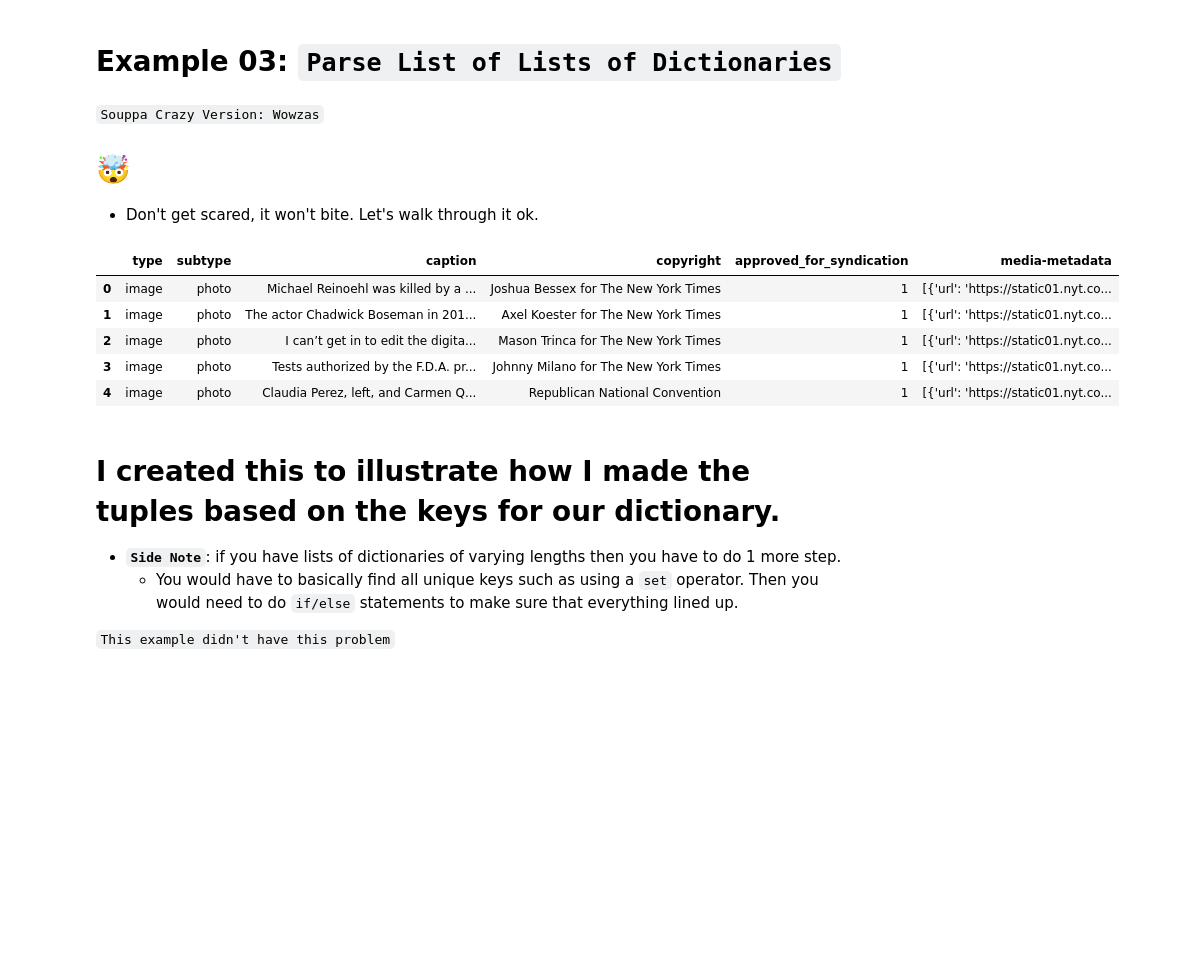
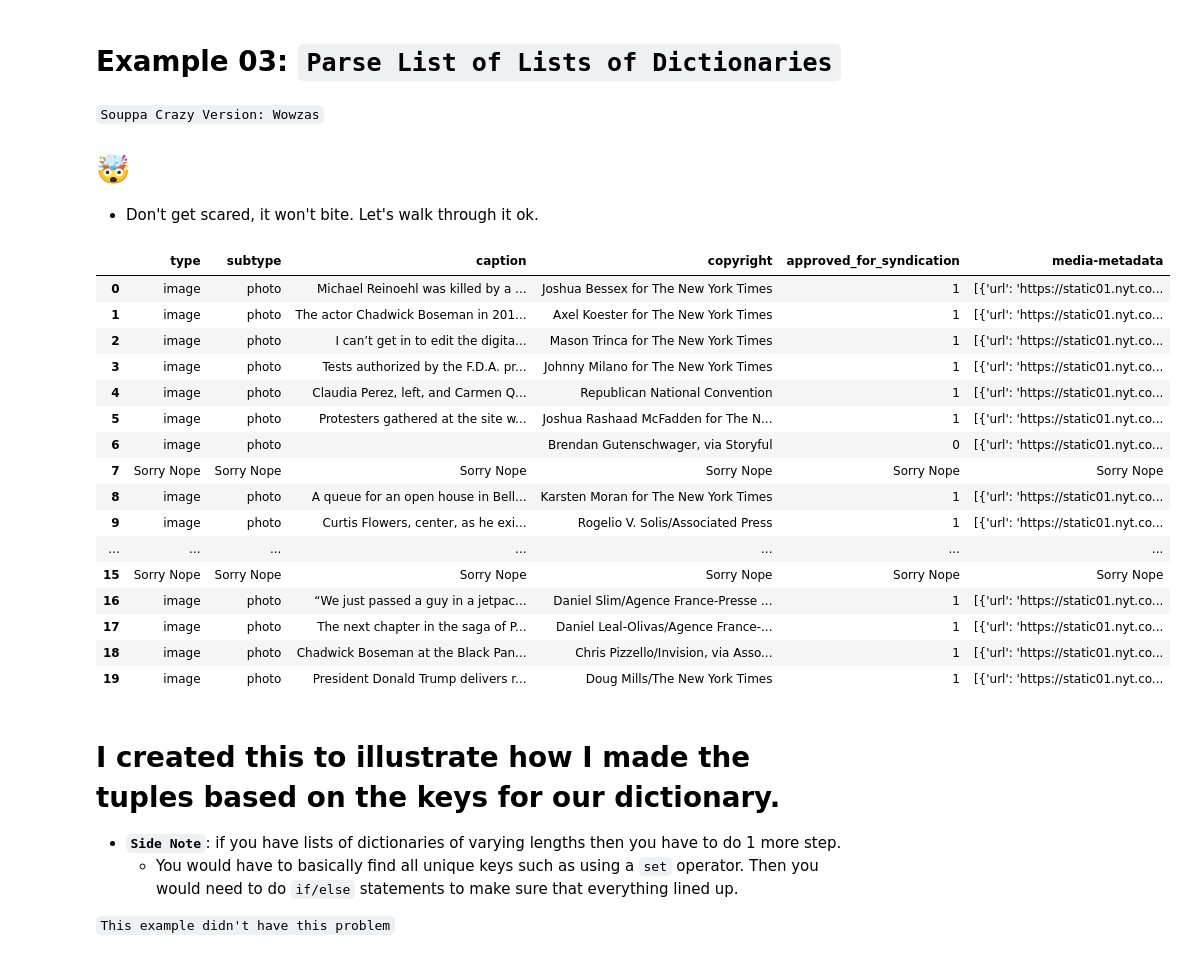
Before and after one commit to MrFuguDataScience/JSON, a Jupyter notebook: Json _listsOfdict.ipynb, the cells around one changed output. Saved outputs shown, nothing was run; the diff lists cells and outputs as text; code cells hidden in the pictures; blank space fills up the shorter version.

```diff
--- a/Json _listsOfdict.ipynb
+++ b/Json _listsOfdict.ipynb
@@ -175,35 +175,46 @@ pd.DataFrame(func_w_iter).head()
 # %%
 
 h=defaultdict(list)
 d=[]
 for i in range(len(df_to_parse['media'])):
 
     if len(df_to_parse['media'][i]) >0: # each list can be empty=0 or filled with len=1
 
         for j in df_to_parse['media'][i][0].items(): # convert dict->tup and iterate
             d.append([i,j]) # append (i=location,j=tuples)
 
     else: # w= my keys from above and create tuples with Nope as values
 
         w=tuple(zip(df_to_parse['media'][0][0].keys(),\
                   ['Sorry Nope']*len(df_to_parse['media'][0][0].keys())))
         for ii in w:
 #
             d.append([i,ii])
 
 for jk in d:
-    h[jk[1][0]].append(jk[1][1]) # lists of lists again with tuples as second param
+    h[jk[1][0]].append(jk[1][1]) # list of lists again with tuples as second param
 
 
 new_df=pd.DataFrame(h)
-new_df.head()
+new_df
 # %% [output]
 |  | type | subtype | caption | copyright | approved_for_syndication | media-metadata |
 | 0 | image | photo | Michael Reinoehl was killed by a ... | Joshua Bessex for The New York Times | 1 | [{'url': 'https://static01.nyt.co... |
 | 1 | image | photo | The actor Chadwick Boseman in 201... | Axel Koester for The New York Times | 1 | [{'url': 'https://static01.nyt.co... |
 | 2 | image | photo | I can’t get in to edit the digita... | Mason Trinca for The New York Times | 1 | [{'url': 'https://static01.nyt.co... |
 | 3 | image | photo | Tests authorized by the F.D.A. pr... | Johnny Milano for The New York Times | 1 | [{'url': 'https://static01.nyt.co... |
 | 4 | image | photo | Claudia Perez, left, and Carmen Q... | Republican National Convention | 1 | [{'url': 'https://static01.nyt.co... |
+| 5 | image | photo | Protesters gathered at the site w... | Joshua Rashaad McFadden for The N... | 1 | [{'url': 'https://static01.nyt.co... |
+| 6 | image | photo |  | Brendan Gutenschwager, via Storyful | 0 | [{'url': 'https://static01.nyt.co... |
+| 7 | Sorry Nope | Sorry Nope | Sorry Nope | Sorry Nope | Sorry Nope | Sorry Nope |
+| 8 | image | photo | A queue for an open house in Bell... | Karsten Moran for The New York Times | 1 | [{'url': 'https://static01.nyt.co... |
+| 9 | image | photo | Curtis Flowers, center, as he exi... | Rogelio V. Solis/Associated Press | 1 | [{'url': 'https://static01.nyt.co... |
+| ... | ... | ... | ... | ... | ... | ... |
+| 15 | Sorry Nope | Sorry Nope | Sorry Nope | Sorry Nope | Sorry Nope | Sorry Nope |
+| 16 | image | photo | “We just passed a guy in a jetpac... | Daniel Slim/Agence France-Presse ... | 1 | [{'url': 'https://static01.nyt.co... |
+| 17 | image | photo | The next chapter in the saga of P... | Daniel Leal-Olivas/Agence France-... | 1 | [{'url': 'https://static01.nyt.co... |
+| 18 | image | photo | Chadwick Boseman at the Black Pan... | Chris Pizzello/Invision, via Asso... | 1 | [{'url': 'https://static01.nyt.co... |
+| 19 | image | photo | President Donald Trump delivers r... | Doug Mills/The New York Times | 1 | [{'url': 'https://static01.nyt.co... |
 # %% [markdown]
 # I created this to illustrate how I made the tuples based on the keys for our dictionary.
 
```
Also changed, not shown: parts of 4 cells of this notebook.
